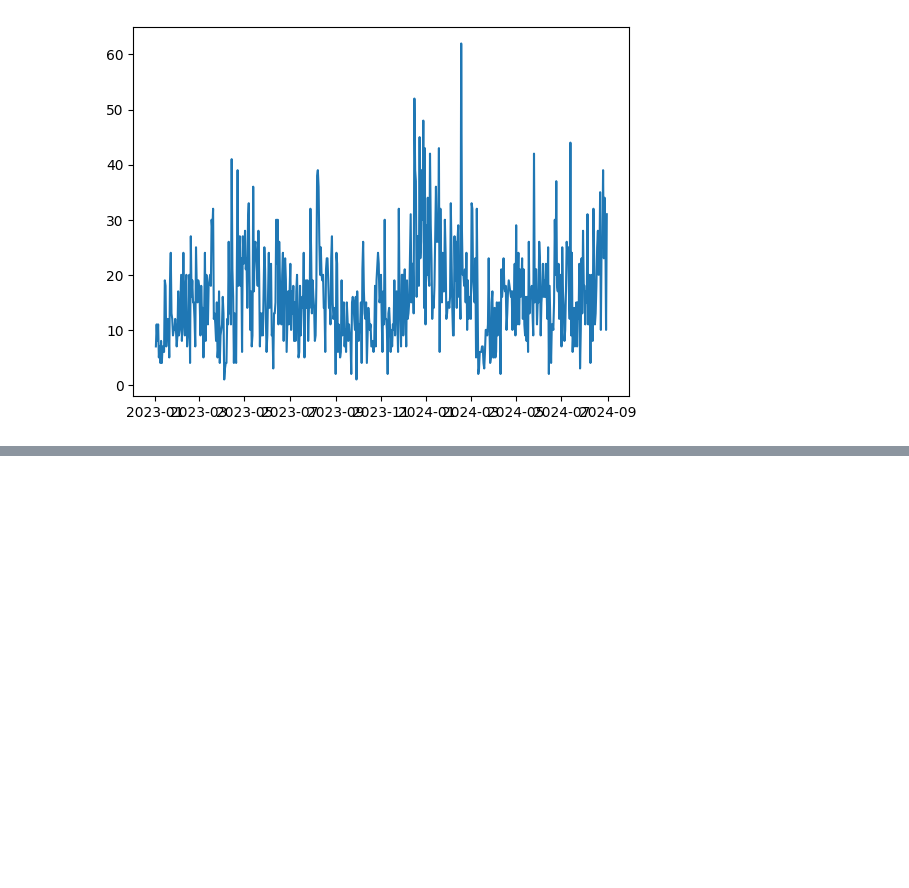
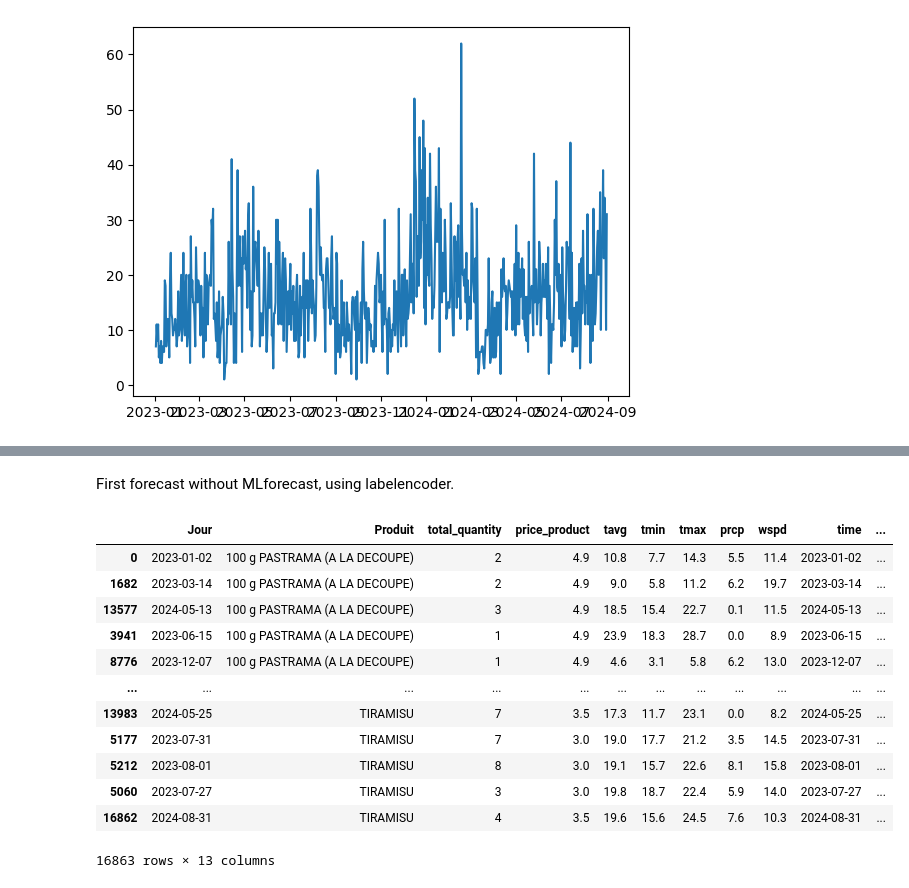
Before and after one commit to Sofiane920/salesforecast, a Jupyter notebook: notebooks/test.ipynb, the cells around one changed output, grey strips where cells are left out. Drawn from its saved outputs; the diff is of its cells as text; code cells hidden in the pictures; blank space fills up the shorter version.

Commit message:
add first model system

```diff
--- a/notebooks/test.ipynb
+++ b/notebooks/test.ipynb
@@ -372,0 +423,19 @@ for i in unique_products:
+# %%
+# remove the products with less than 35 orders
+# add weather data from meteostat
+# add tendency product in a naive way
+product_to_remove = product_under_35['Produit'].unique()
+df_agg = data[~data['Produit'].isin(product_to_remove)]
+df_agg['Jour'] = pd.to_datetime(df_agg['Jour'], format='%Y-%m-%d')
+
+
+from meteostat import Hourly, Point, Daily
+
+debut = pd.to_datetime(df_agg['Jour'].min())
+fin = pd.to_datetime(df_agg['Jour'].max())
+
+paris = Point(48.8566, 2.3522)
+data_temp = Daily(paris, debut, fin)
+data_temp = data_temp.fetch().reset_index()
+data_temp_utility = data_temp[['tavg', 'tmin', 'tmax', 'prcp', 'wspd', 'time']].copy()
+data_temp_utility['Jour'] = data_temp_utility['time'].dt.floor('D')
@@ -372,0 +448,9 @@ for i in unique_products:
+# %%
+df_merge = pd.merge(df_agg, data_temp_utility, on=['Jour'], how='left')
+# TENDENCY
+total_quantity = df_agg['total_quantity'].sum()
+
+df_merge['tendency'] = df_merge.groupby('Produit')['total_quantity'].transform('sum')/total_quantity*100
+# %%
+df_merge['rolling_mean_3'] = df_merge['total_quantity'].rolling(3).mean()
+df_merge['rolling_mean_7'] = df_merge['total_quantity'].rolling(7).mean()
@@ -372,0 +483,5 @@ for i in unique_products:
+# %%
+# replace nan values in prcp by previous value
+df_merge['prcp'] = df_merge['prcp'].fillna(method='ffill')
+df_merge['rolling_mean_3'] = df_merge['rolling_mean_3'].fillna(df_merge['rolling_mean_3'].mean())
+df_merge['rolling_mean_7'] = df_merge['rolling_mean_7'].fillna(df_merge['rolling_mean_7'].mean())
@@ -372,0 +507,2 @@ for i in unique_products:
+# %% [markdown]
+First forecast without MLforecast, using labelencoder.
@@ -372,0 +514,16 @@ for i in unique_products:
+# %%
+df_merge.sort_values(by='Produit')
+# %% [output]
+|  | Jour | Produit | total_quantity | price_product | tavg | tmin | tmax | prcp | wspd | time | ... |
+| 0 | 2023-01-02 | 100 g PASTRAMA (A LA DECOUPE) | 2 | 4.9 | 10.8 | 7.7 | 14.3 | 5.5 | 11.4 | 2023-01-02 | ... |
+| 1682 | 2023-03-14 | 100 g PASTRAMA (A LA DECOUPE) | 2 | 4.9 | 9.0 | 5.8 | 11.2 | 6.2 | 19.7 | 2023-03-14 | ... |
+| 13577 | 2024-05-13 | 100 g PASTRAMA (A LA DECOUPE) | 3 | 4.9 | 18.5 | 15.4 | 22.7 | 0.1 | 11.5 | 2024-05-13 | ... |
+| 3941 | 2023-06-15 | 100 g PASTRAMA (A LA DECOUPE) | 1 | 4.9 | 23.9 | 18.3 | 28.7 | 0.0 | 8.9 | 2023-06-15 | ... |
+| 8776 | 2023-12-07 | 100 g PASTRAMA (A LA DECOUPE) | 1 | 4.9 | 4.6 | 3.1 | 5.8 | 6.2 | 13.0 | 2023-12-07 | ... |
+| ... | ... | ... | ... | ... | ... | ... | ... | ... | ... | ... | ... |
+| 13983 | 2024-05-25 | TIRAMISU | 7 | 3.5 | 17.3 | 11.7 | 23.1 | 0.0 | 8.2 | 2024-05-25 | ... |
+| 5177 | 2023-07-31 | TIRAMISU | 7 | 3.0 | 19.0 | 17.7 | 21.2 | 3.5 | 14.5 | 2023-07-31 | ... |
+| 5212 | 2023-08-01 | TIRAMISU | 8 | 3.0 | 19.1 | 15.7 | 22.6 | 8.1 | 15.8 | 2023-08-01 | ... |
+| 5060 | 2023-07-27 | TIRAMISU | 3 | 3.0 | 19.8 | 18.7 | 22.4 | 5.9 | 14.0 | 2023-07-27 | ... |
+| 16862 | 2024-08-31 | TIRAMISU | 4 | 3.5 | 19.6 | 15.6 | 24.5 | 7.6 | 10.3 | 2024-08-31 | ... |
+16863 rows × 13 columns
```
Also changed, not shown: parts of 33 cells of this notebook.
